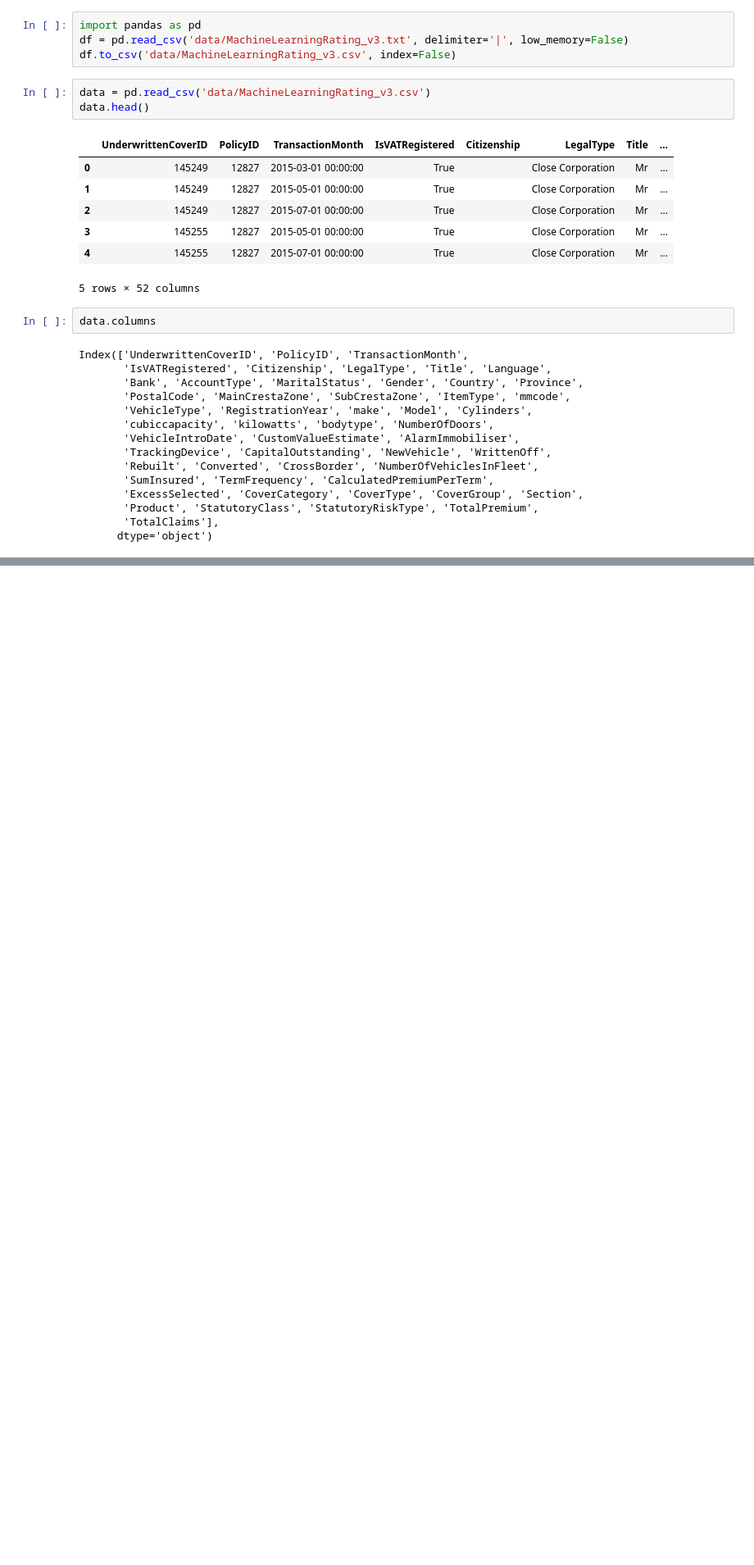
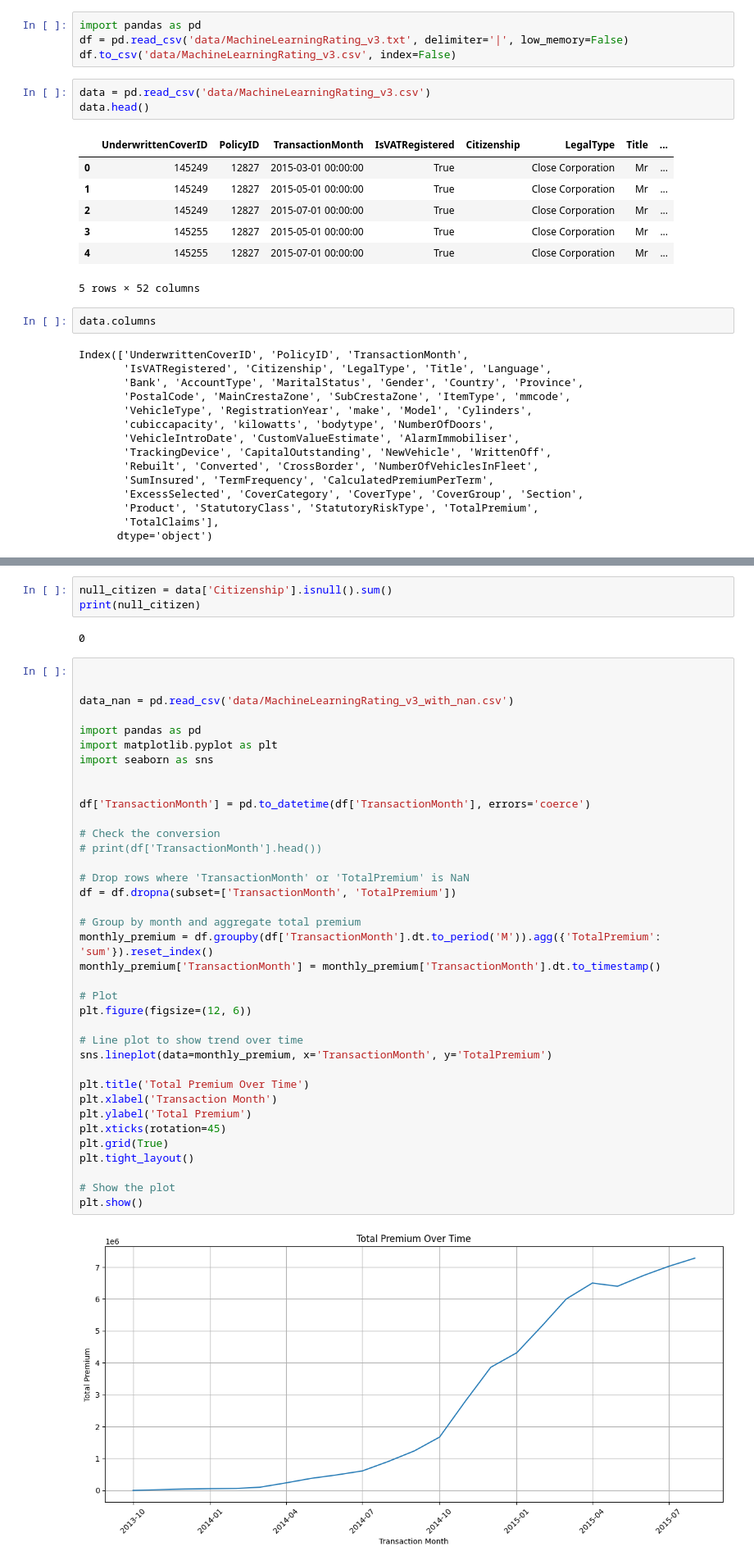
Before and after one commit to Gutema-1990/10_Academy_week3, a Jupyter notebook: data_preprocess.ipynb, the cells around one changed output, grey strips where cells are left out. Shown: that part at 82% size. Cells and saved outputs as stored; diff of their text form; blank space fills up the shorter version.

Commit message:
data processing is added

```diff
--- a/data_preprocess.ipynb
+++ b/data_preprocess.ipynb
@@ -32,0 +75,44 @@ Index(['UnderwrittenCoverID', 'PolicyID', 'TransactionMonth',
+# %%
+null_citizen = data['Citizenship'].isnull().sum()
+print(null_citizen)
+# %% [output]
+0
+# %%
+
+
+data_nan = pd.read_csv('data/MachineLearningRating_v3_with_nan.csv')
+
+import pandas as pd
+import matplotlib.pyplot as plt
+import seaborn as sns
+
+
+df['TransactionMonth'] = pd.to_datetime(df['TransactionMonth'], errors='coerce')
+
+# Check the conversion
+# print(df['TransactionMonth'].head())
+
+# Drop rows where 'TransactionMonth' or 'TotalPremium' is NaN
+df = df.dropna(subset=['TransactionMonth', 'TotalPremium'])
+
+# Group by month and aggregate total premium
+monthly_premium = df.groupby(df['TransactionMonth'].dt.to_period('M')).agg({'TotalPremium': 'sum'}).reset_index()
+monthly_premium['TransactionMonth'] = monthly_premium['TransactionMonth'].dt.to_timestamp()
+
+# Plot
+plt.figure(figsize=(12, 6))
+
+# Line plot to show trend over time
+sns.lineplot(data=monthly_premium, x='TransactionMonth', y='TotalPremium')
+
+plt.title('Total Premium Over Time')
+plt.xlabel('Transaction Month')
+plt.ylabel('Total Premium')
+plt.xticks(rotation=45)
+plt.grid(True)
+plt.tight_layout()
+
+# Show the plot
+plt.show()
+# %% [output]
+[figure, added]
```
Also changed, not shown: parts of 12 cells of this notebook.
